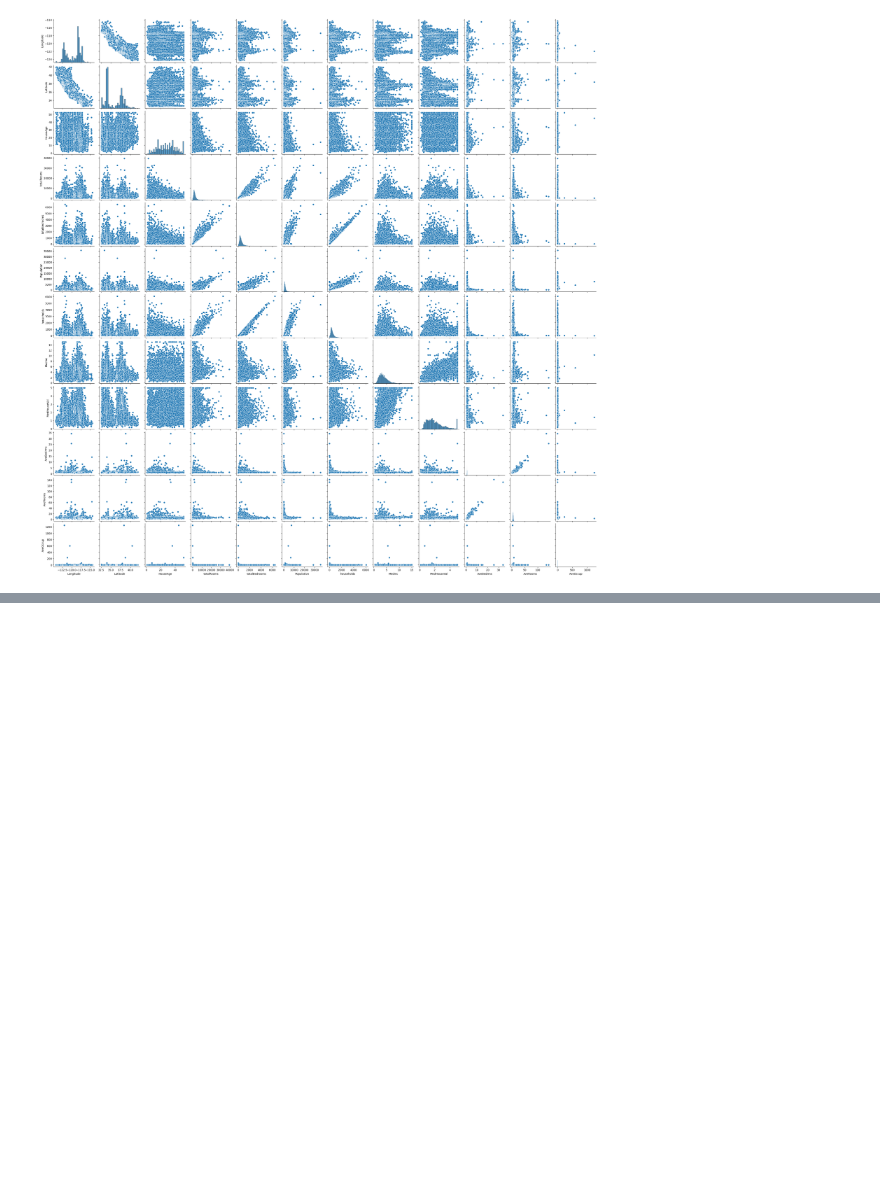
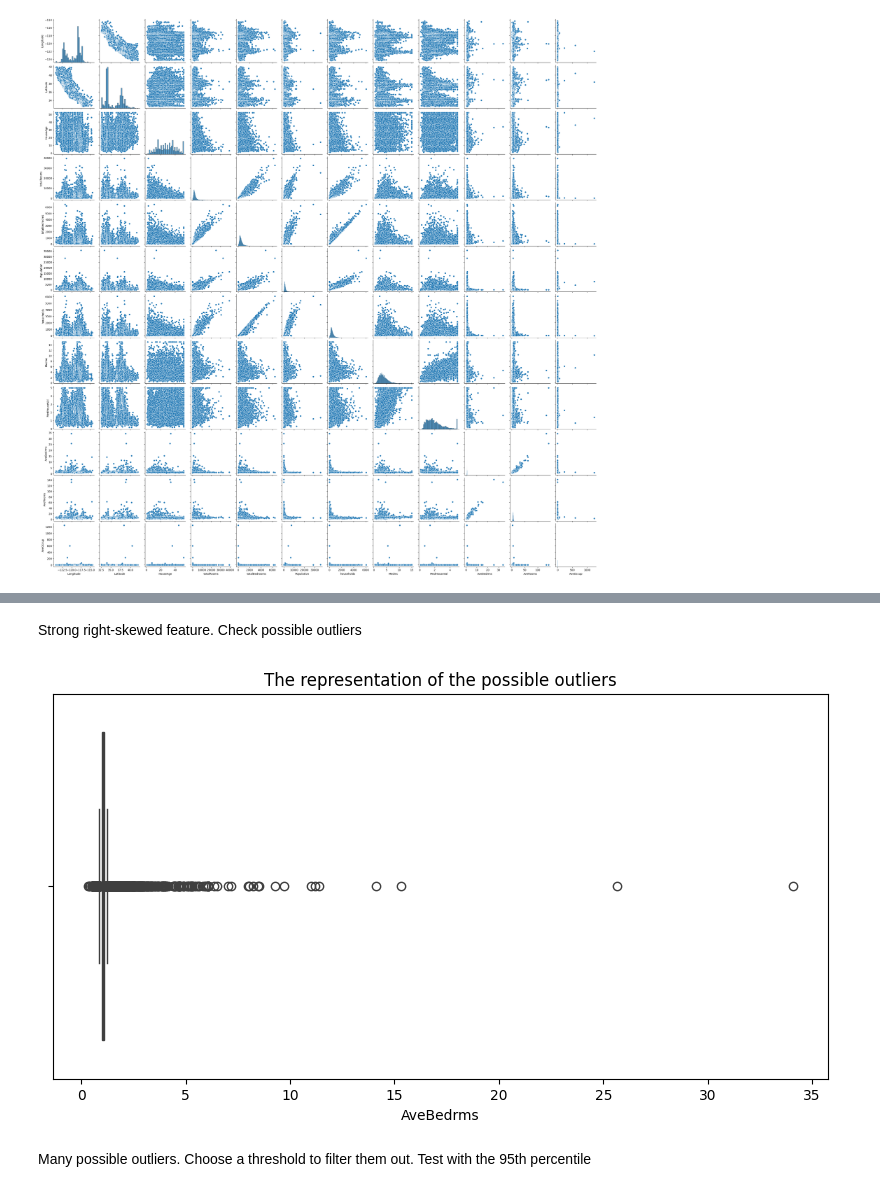
Before and after one commit to LarsBentsen/CourseDSAIStatisticalLearning, a Jupyter notebook: testing.ipynb, the cells around one changed output, grey strips where cells are left out. Cells and saved outputs as stored; diff of their text form; code cells hidden in the pictures; blank space fills up the shorter version.

Commit message:
Updated branch with more test-files

```diff
--- a/testing.ipynb
+++ b/testing.ipynb
@@ -114,0 +206,13 @@ plt.show()
+# %% [markdown]
+Strong right-skewed feature.
+Check possible outliers
+# %%
+plt.figure(figsize=(10,5))
+sns.boxplot(x=df['AveBedrms'])
+plt.title("The representation of the possible outliers")
+plt.show()
+# %% [output]
+[figure, added]
+# %% [markdown]
+Many possible outliers. Choose a threshold to filter them out.
+Test with the 95th percentile
```
Also changed, not shown: parts of 32 cells of this notebook, 2 other files.
